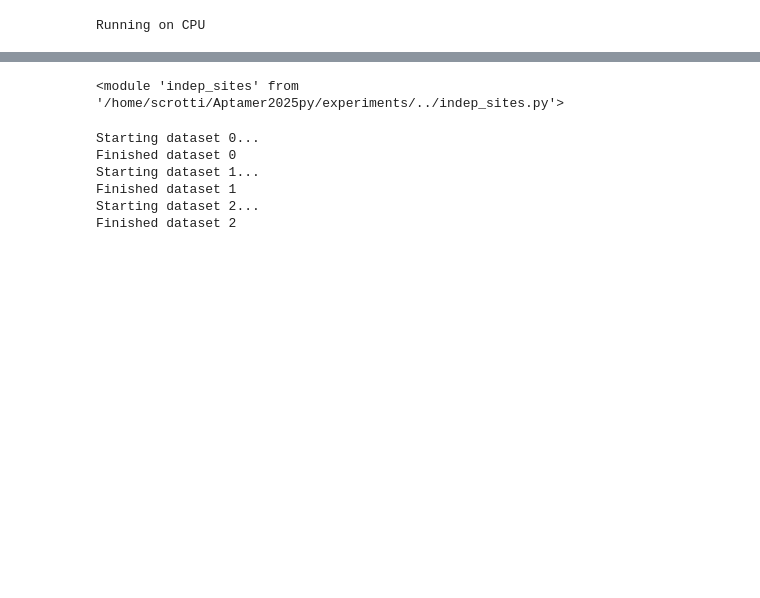
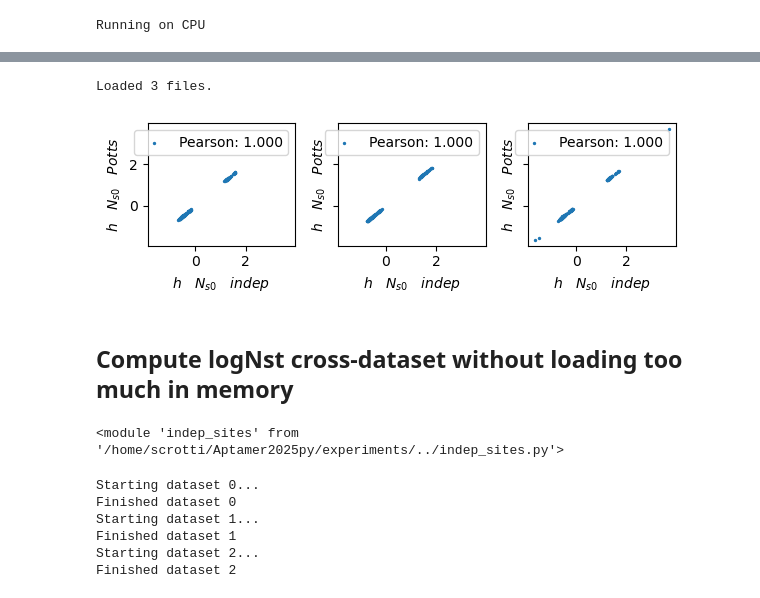
Before and after one commit to stecrotti/Aptamer2025py, a Jupyter notebook: experiments/indep_sites.ipynb, the cells around one changed output, grey strips where cells are left out. Saved outputs shown, nothing was run; the diff lists cells and outputs as text; code cells hidden in the pictures; blank space fills up the shorter version.

```diff
--- a/experiments/indep_sites.ipynb
+++ b/experiments/indep_sites.ipynb
@@ -93,3 +143,38 @@ params_zerosum_all = [utils.set_zerosum_gauge(params_all[n])
+# %%
+data = []
+
+for filepath in sorted(glob.iglob('./saved/*.pkl')):
+    if filepath[8:11] == 'Dop':
+        with open(filepath, 'rb') as f:
+            data.append(pickle.load(f))
+
+print(f"Loaded {len(data)} files.")
+
+data = [data[i] for i in [0,2,1]]
+
+experiment_id_all, round_ids_all, params_potts_all = zip(*data)
+assert(experiment_id_all == tuple(experiment_ids))
+
+params_potts_zerosum_all = [utils.set_zerosum_gauge(params_potts_all[n])
+                      for n in range(len(params_potts_all))]
+# %% [output]
+Loaded 3 files.
+# %%
+fig, axes = plt.subplots(1,3,figsize=(6,2), sharex=True, sharey=True)
+
+for n in ns:
+    ax = axes[n]
+    x = params_zerosum_all[n]['bias_Ns0'].reshape(-1)
+    y = params_potts_zerosum_all[n]['bias_Ns0'].reshape(-1)
+    rho = torch.corrcoef(torch.stack((x,y)))[0,1]
+    ax.scatter(x, y, s=2, label=f"Pearson: {rho:.3f}")
+    ax.legend()
+    ax.set_xlabel("$h\\quad N_{s0}\\quad indep$"); ax.set_ylabel("$h\\quad N_{s0} \\quad Potts$")
+plt.tight_layout()
+# %% [output]
+[figure, added]
+# %% [markdown]
+## Compute logNst cross-dataset without loading too much in memory
 # %%
 import importlib
 
```
Also changed, not shown: parts of 16 cells of this notebook, 8 other files.
